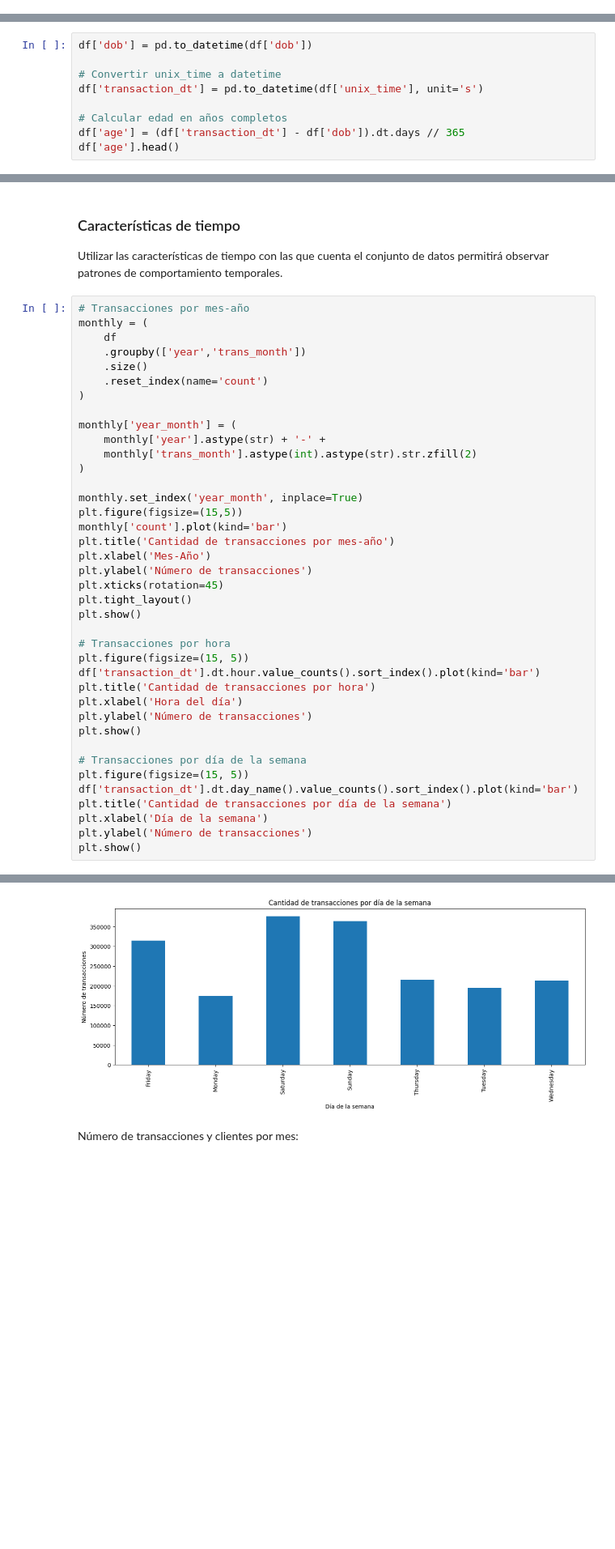
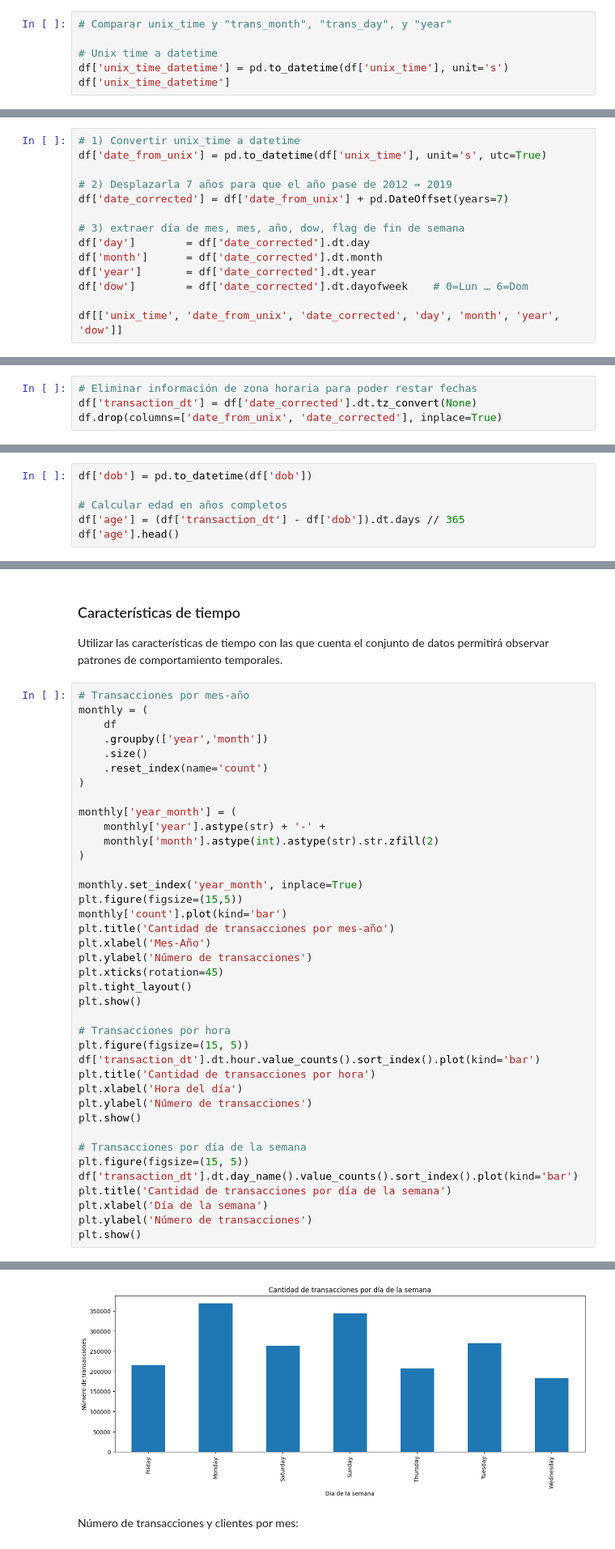
Before and after one commit to pabloozamora/UVG_SDS_Proyecto, a Jupyter notebook: EDA_FE.ipynb, the cells around one changed output, grey strips where cells are left out. Shown at 81% size. Drawn from its saved outputs; the diff is of its cells as text; blank space fills up the shorter version.

```diff
--- a/EDA_FE.ipynb
+++ b/EDA_FE.ipynb
@@ -55,0 +62,6 @@ Name: proportion, dtype: float64
+# %%
+# Comparar unix_time y "trans_month", "trans_day", y "year"
+
+# Unix time a datetime
+df['unix_time_datetime'] = pd.to_datetime(df['unix_time'], unit='s')
+df['unix_time_datetime']
@@ -55,0 +99,14 @@ Name: proportion, dtype: float64
+# %%
+# 1) Convertir unix_time a datetime
+df['date_from_unix'] = pd.to_datetime(df['unix_time'], unit='s', utc=True)
+
+# 2) Desplazarla 7 años para que el año pase de 2012 → 2019
+df['date_corrected'] = df['date_from_unix'] + pd.DateOffset(years=7)
+
+# 3) extraer día de mes, mes, año, dow, flag de fin de semana
+df['day']        = df['date_corrected'].dt.day
+df['month']      = df['date_corrected'].dt.month
+df['year']       = df['date_corrected'].dt.year
+df['dow']        = df['date_corrected'].dt.dayofweek    # 0=Lun … 6=Dom
+
+df[['unix_time', 'date_from_unix', 'date_corrected', 'day', 'month', 'year', 'dow']]
@@ -56,11 +127,12 @@ Name: proportion, dtype: float64
+# %%
+# Eliminar información de zona horaria para poder restar fechas
+df['transaction_dt'] = df['date_corrected'].dt.tz_convert(None)
+df.drop(columns=['date_from_unix', 'date_corrected'], inplace=True)
 # %% [markdown]
 ### Edad
 Obtener la edad del cliente que realiza la transacción permitirá visualizar qué grupo de edades es más vulnerable a fraude
 # %%
 df['dob'] = pd.to_datetime(df['dob'])
-
-# Convertir unix_time a datetime
-df['transaction_dt'] = pd.to_datetime(df['unix_time'], unit='s')
 
 # Calcular edad en años completos
 df['age'] = (df['transaction_dt'] - df['dob']).dt.days // 365
@@ -191,45 +298,45 @@ Utilizar las características de tiempo con las que cuenta el conjunto de datos
 # Transacciones por mes-año
 monthly = (
     df
-    .groupby(['year','trans_month'])
+    .groupby(['year','month'])
     .size()
     .reset_index(name='count')
 )
 
 monthly['year_month'] = (
     monthly['year'].astype(str) + '-' +
-    monthly['trans_month'].astype(int).astype(str).str.zfill(2)
+    monthly['month'].astype(int).astype(str).str.zfill(2)
 )
 
 monthly.set_index('year_month', inplace=True)
 plt.figure(figsize=(15,5))
 monthly['count'].plot(kind='bar')
 plt.title('Cantidad de transacciones por mes-año')
 plt.xlabel('Mes-Año')
 plt.ylabel('Número de transacciones')
 plt.xticks(rotation=45)
 plt.tight_layout()
 plt.show()
 
 # Transacciones por hora
 plt.figure(figsize=(15, 5))
 df['transaction_dt'].dt.hour.value_counts().sort_index().plot(kind='bar')
 plt.title('Cantidad de transacciones por hora')
 plt.xlabel('Hora del día')
 plt.ylabel('Número de transacciones')
 plt.show()
 
 # Transacciones por día de la semana
 plt.figure(figsize=(15, 5))
 df['transaction_dt'].dt.day_name().value_counts().sort_index().plot(kind='bar')
 plt.title('Cantidad de transacciones por día de la semana')
 plt.xlabel('Día de la semana')
 plt.ylabel('Número de transacciones')
 plt.show()
 # %% [output]
 [figure]
 [figure]
-[figure, old version]
+[figure, new version]
 # %% [markdown]
 Número de transacciones y clientes por mes:
 # %%
```
Also changed, not shown: parts of 38 cells of this notebook.
